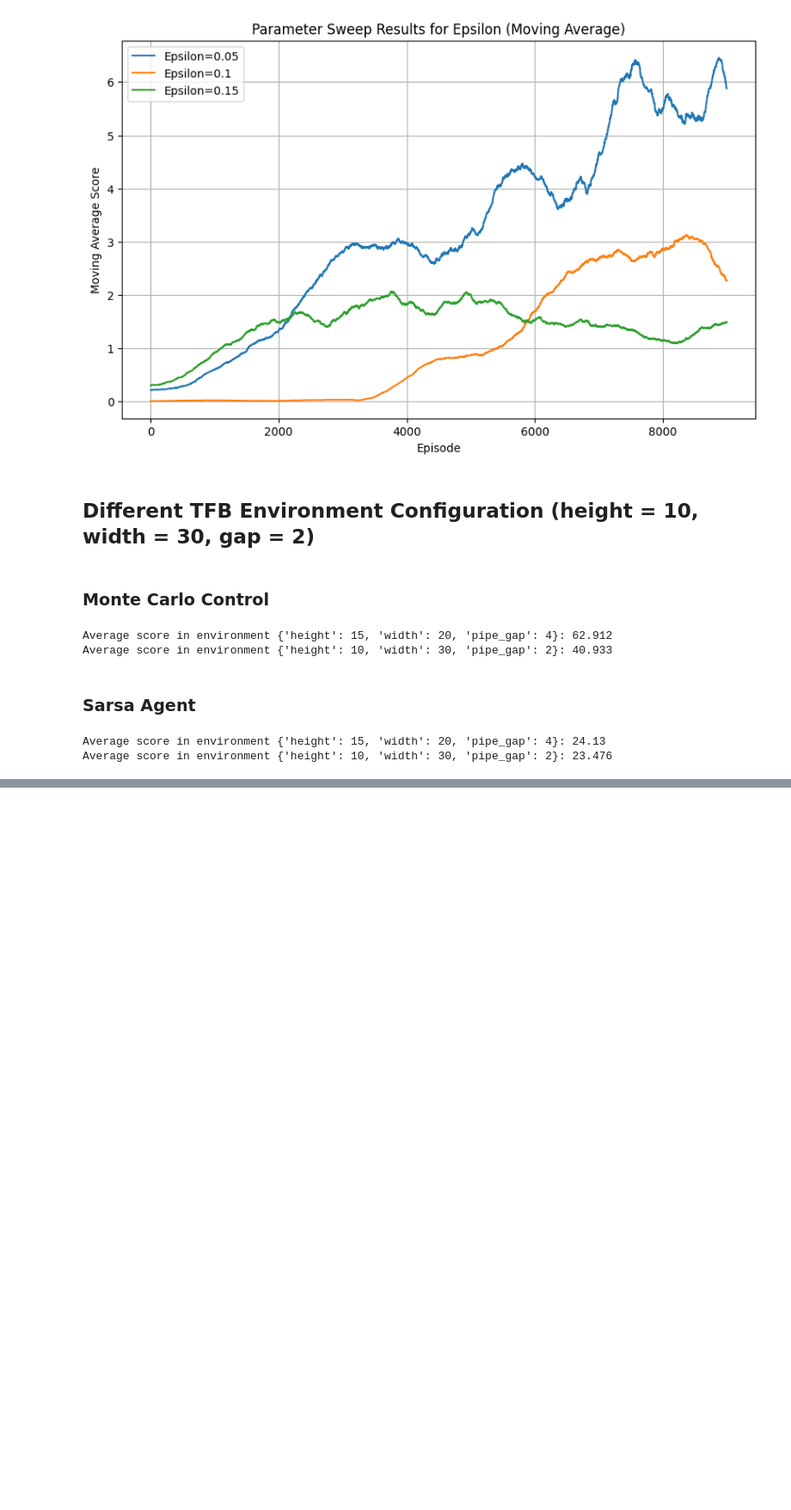
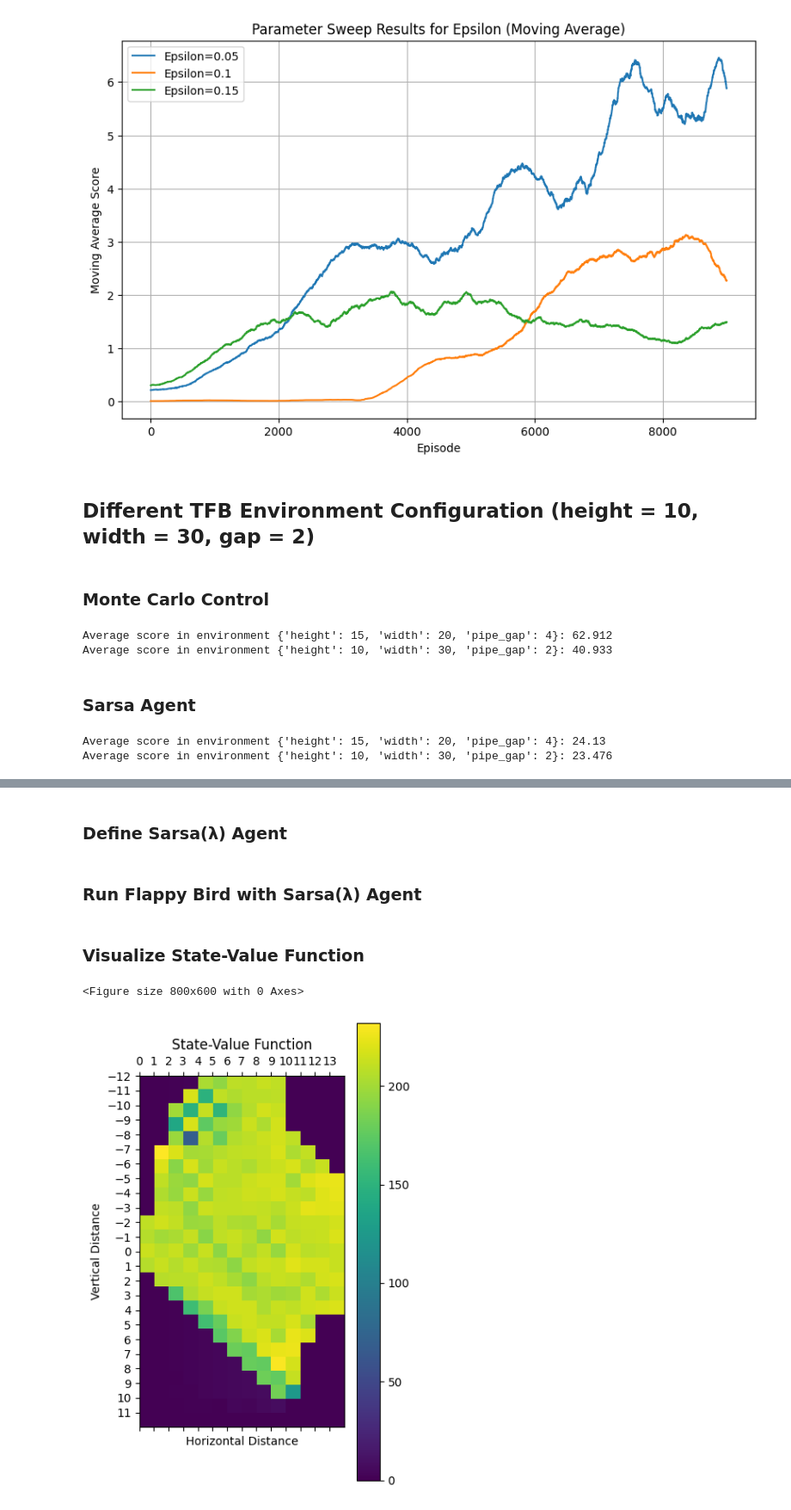
Before and after one commit to seblee99/RL_Algorithms_for_Game_Optimization, a Jupyter notebook: RL_Individual_Code.ipynb, the cells around one changed output, grey strips where cells are left out. Shown at 86% size. Drawn from its saved outputs; the diff is of its cells as text; code cells hidden in the pictures; blank space fills up the shorter version.

Commit message:
misread sarsa lambda, added to the bottom of the notebook

```diff
--- a/RL_Individual_Code.ipynb
+++ b/RL_Individual_Code.ipynb
@@ -839,0 +944,2 @@ Average score in environment {'height': 10, 'width': 30, 'pipe_gap': 2}: 23.476
+# %% [markdown]
+### Define Sarsa(λ) Agent
@@ -839,0 +1063,2 @@ Average score in environment {'height': 10, 'width': 30, 'pipe_gap': 2}: 23.476
+# %% [markdown]
+### Run Flappy Bird with Sarsa(λ) Agent
@@ -839,0 +1131,25 @@ Average score in environment {'height': 10, 'width': 30, 'pipe_gap': 2}: 23.476
+# %% [markdown]
+### Visualize State-Value Function
+# %%
+def plot_state_value_function(agent):
+    state_values = np.max(agent.q, axis=1)  # get the maximum Q-value for each state
+    state_values = state_values.reshape((agent.max_dy, agent.max_dx))  # reshape to match state space
+
+    # Define the extent for the y-axis to range from -12 to 12
+    y_extent = [-12, 12]
+
+    plt.figure(figsize=(8, 6))
+    plt.matshow(state_values, interpolation='nearest', extent=[0, agent.max_dx, y_extent[1], y_extent[0]])
+    plt.colorbar()
+    plt.title('State-Value Function')
+    plt.xlabel('Horizontal Distance')
+    plt.ylabel('Vertical Distance')
+    plt.xticks(np.arange(0, agent.max_dx, 1))
+    plt.yticks(np.arange(y_extent[0], y_extent[1], 1))
+
+    plt.show()
+
+plot_state_value_function(sarsalambda_agent)
+# %% [output]
+<Figure size 800x600 with 0 Axes>
+[figure, added]
```
Also changed, not shown: parts of 9 cells of this notebook.
